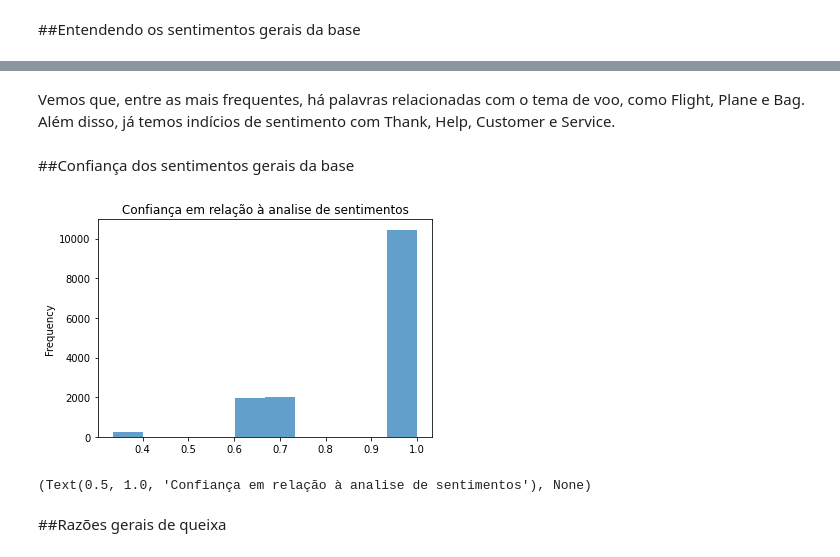
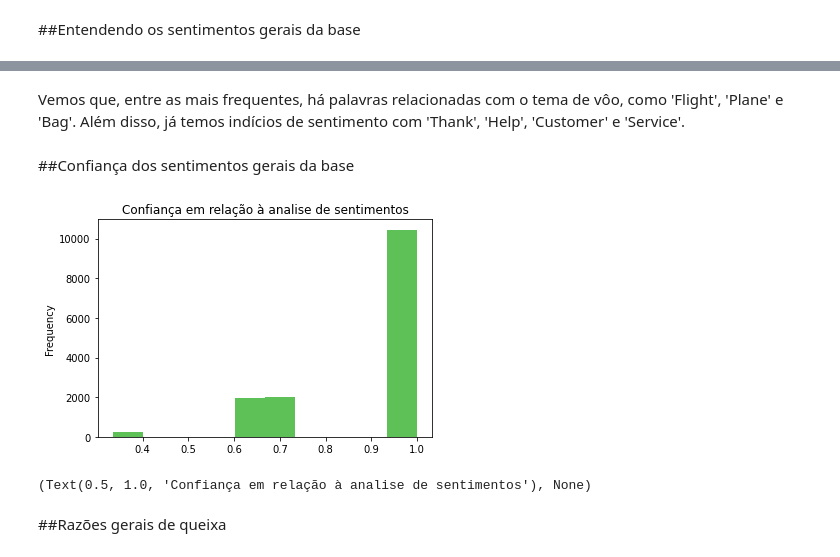
Before and after one commit to atmasuko/Intro-ao-Python, a Jupyter notebook: Trabalho_Prático_Parte_1_Grupo_X.ipynb, the cells around one changed output, grey strips where cells are left out. Saved outputs shown, nothing was run; the diff lists cells and outputs as text; code cells hidden in the pictures.

```diff
--- a/Trabalho_Prático_Parte_1_Grupo_X.ipynb
+++ b/Trabalho_Prático_Parte_1_Grupo_X.ipynb
@@ -123,12 +140,12 @@ plt.show()
 # %% [markdown]
-Vemos que, entre as mais frequentes, há palavras relacionadas com o tema de voo, como Flight, Plane e Bag. Além disso, já temos indícios de sentimento com Thank, Help, Customer e Service.
+Vemos que, entre as mais frequentes, há palavras relacionadas com o tema de vôo, como 'Flight', 'Plane' e 'Bag'. Além disso, já temos indícios de sentimento com 'Thank', 'Help', 'Customer' e 'Service'.
 # %% [markdown]
 ##Confiança dos sentimentos gerais da base
 # %%
-airline['airline_sentiment:confidence'].plot.hist(alpha=0.7);
+airline['airline_sentiment:confidence'].plot.hist(alpha=0.7, color = '#18A711');
 plt.title('Confiança em relação à analise de sentimentos'), plt.show()
 # %% [output]
-[figure, old version]
+[figure, new version]
 (Text(0.5, 1.0, 'Confiança em relação à analise de sentimentos'), None)
 # %% [markdown]
 ##Razões gerais de queixa
```
Also changed, not shown: parts of 36 cells of this notebook.
